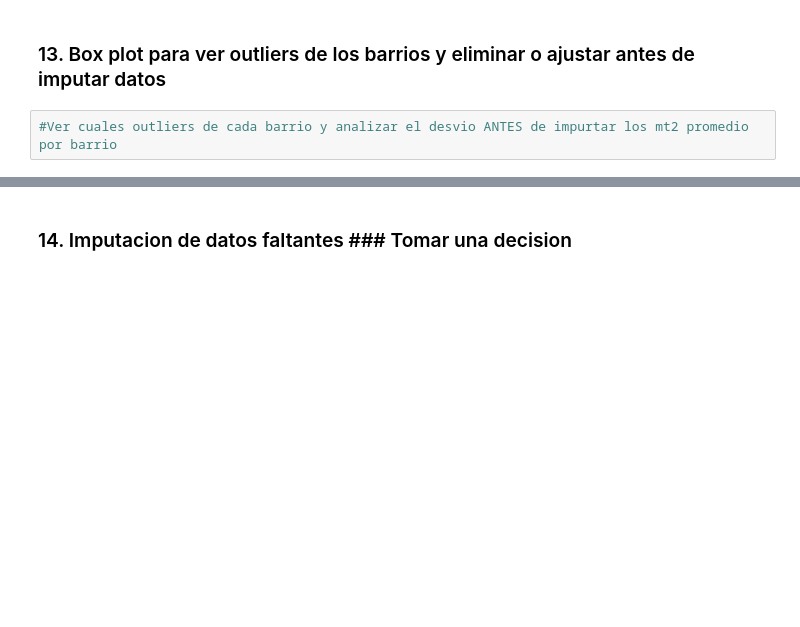
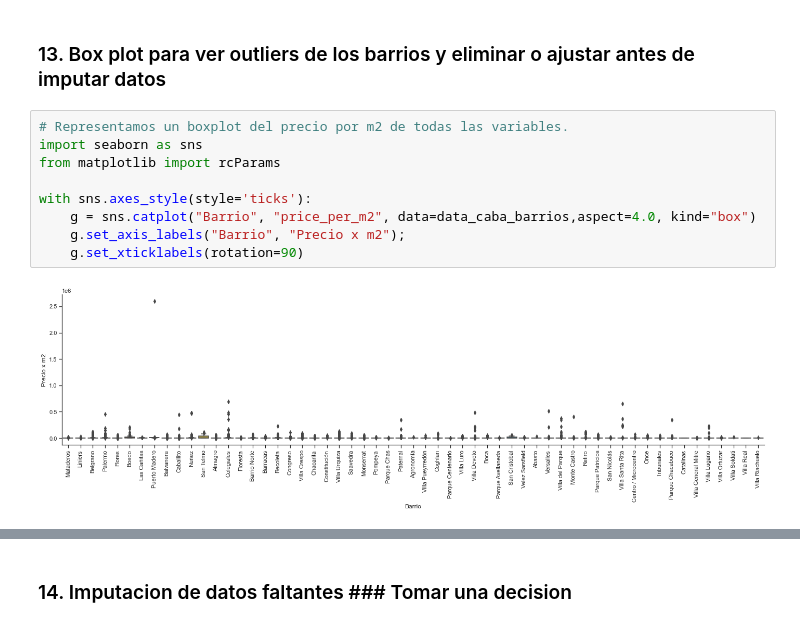
Before and after one commit to nachommm/desafio1, a Jupyter notebook: TP1backup.ipynb, the cells around one changed output, grey strips where cells are left out. Drawn from its saved outputs; the diff is of its cells as text; blank space fills up the shorter version.

Commit message:
Analisis de Outliers

```diff
--- a/TP1backup.ipynb
+++ b/TP1backup.ipynb
@@ -807,5 +807,14 @@ barrio_group.price_per_m2.describe()
 | Villa del Parque | 442.0 | 5933.644212 | 27738.152946 | 665.280665 | 2067.241379 | 2450.461538 | 3067.916667 | 3.800000e+05 |
 # %% [markdown]
 ### 13. Box plot para ver outliers de los barrios y eliminar o ajustar antes de imputar datos ###
-# %%
-#Ver cuales outliers de cada barrio y analizar el desvio ANTES de impurtar los mt2 promedio por barrio
+# %%
+# Representamos un boxplot del precio por m2 de todas las variables.
+import seaborn as sns
+from matplotlib import rcParams
+
+with sns.axes_style(style='ticks'):
+    g = sns.catplot("Barrio", "price_per_m2", data=data_caba_barrios,aspect=4.0, kind="box")
+    g.set_axis_labels("Barrio", "Precio x m2");
+    g.set_xticklabels(rotation=90)
+# %% [output]
+[figure, added]
```
Also changed, not shown: parts of 3 cells of this notebook.
